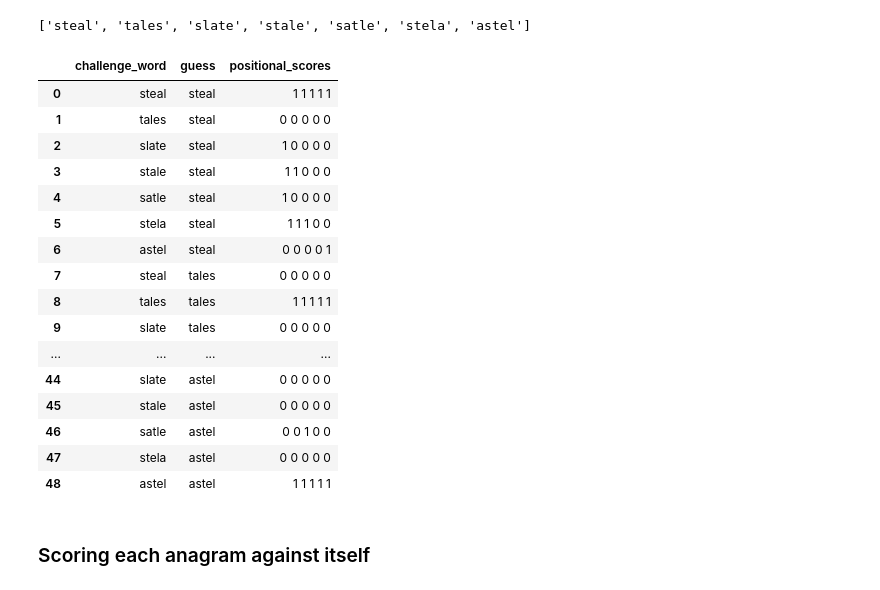
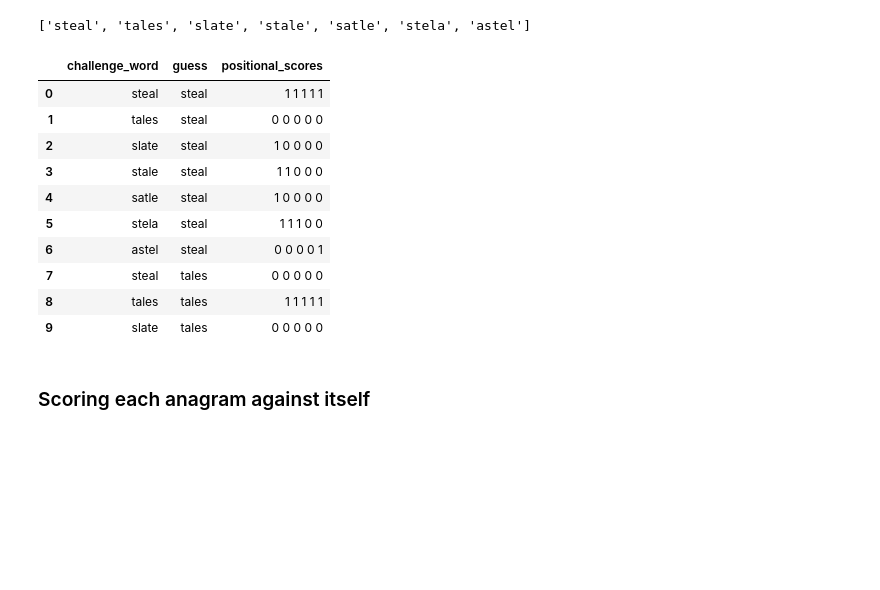
Before and after one commit to jgriffi/wordle_best_two_guess_opener, a Jupyter notebook: information_content_anagrams.ipynb, the cells around one changed output. Saved outputs shown, nothing was run; the diff lists cells and outputs as text; code cells hidden in the pictures; blank space fills up the shorter version.

```diff
--- a/information_content_anagrams.ipynb
+++ b/information_content_anagrams.ipynb
@@ -252,40 +240,34 @@ for guess in guesses:
     for word in words:
         paired_guess_word = zip(word, guess)
         score = np.zeros(5, dtype=np.int8)
         for x, (i, j) in enumerate(paired_guess_word):
             if i == j:
                 score[x] = 1
             elif i != j and j in word:
                 score[x] = 0
             else:
                 score[x] = -1
 
         temp2 = {
             "challenge_word": word,
             "guess": guess,
             "positional_scores": re.sub(r"[\[\]]", "", str(score)).replace("\n", ","),
         }
         data2.append(temp2)
 df2 = pd.DataFrame(data2)
-df2
+df2[:10]
 # %% [output]
 |  | challenge_word | guess | positional_scores |
 | 0 | steal | steal | 1 1 1 1 1 |
 | 1 | tales | steal | 0 0 0 0 0 |
 | 2 | slate | steal | 1 0 0 0 0 |
 | 3 | stale | steal | 1 1 0 0 0 |
 | 4 | satle | steal | 1 0 0 0 0 |
 | 5 | stela | steal | 1 1 1 0 0 |
 | 6 | astel | steal | 0 0 0 0 1 |
 | 7 | steal | tales | 0 0 0 0 0 |
 | 8 | tales | tales | 1 1 1 1 1 |
 | 9 | slate | tales | 0 0 0 0 0 |
-| ... | ... | ... | ... |
-| 44 | slate | astel | 0 0 0 0 0 |
-| 45 | stale | astel | 0 0 0 0 0 |
-| 46 | satle | astel | 0 0 1 0 0 |
-| 47 | stela | astel | 0 0 0 0 0 |
-| 48 | astel | astel | 1 1 1 1 1 |
 # %% [markdown]
 ### Scoring each anagram against itself
 # %%
```
Also changed, not shown: parts of 38 cells of this notebook, 2 other files.
